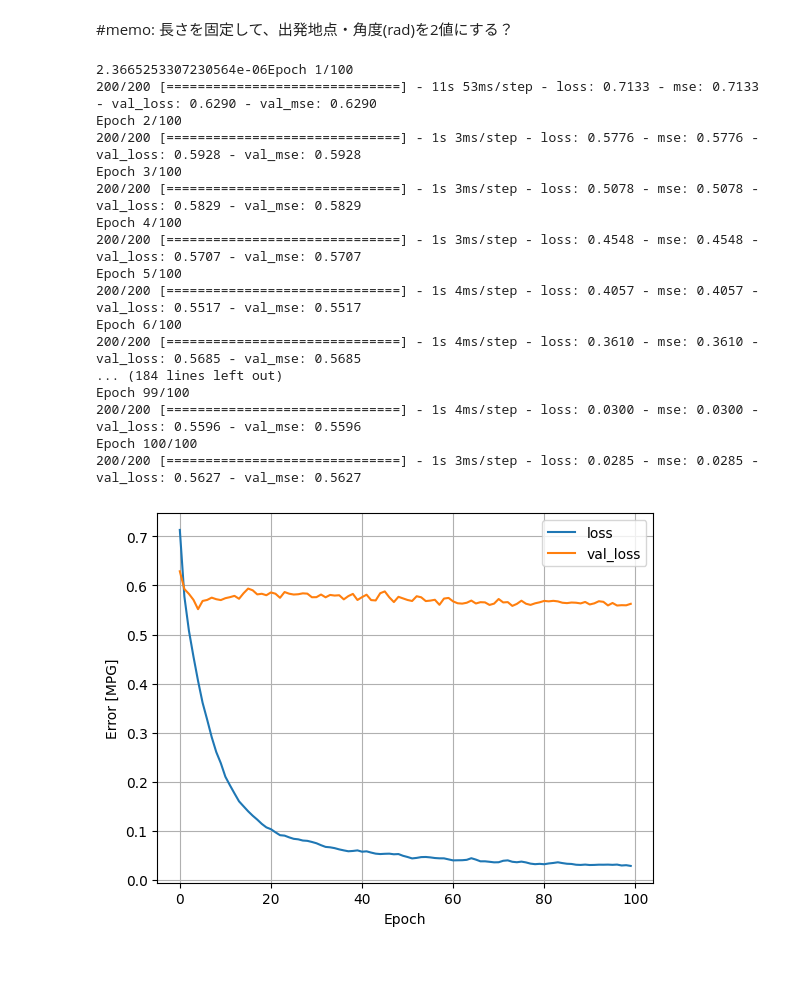
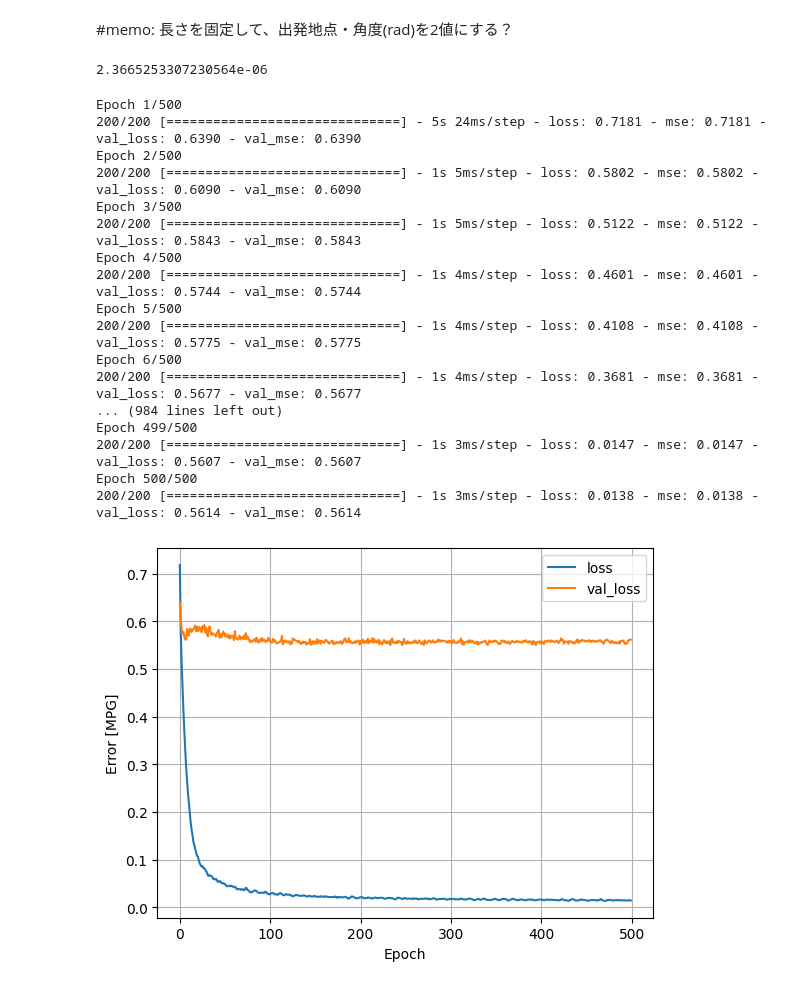
Before and after one commit to fusma/python-fluid-python3, a Jupyter notebook: src/leraning.ipynb, the cells around one changed output. Cells and saved outputs as stored; diff of their text form; code cells hidden in the pictures.

```diff
--- a/src/leraning.ipynb
+++ b/src/leraning.ipynb
@@ -107,53 +107,55 @@ model = tf.keras.models.Sequential([
     #tf.keras.layers.Dropout(0.2),
     tf.keras.layers.Dense(150, activation='relu'),
     #tf.keras.layers.Dropout(0.2),
     tf.keras.layers.Dense(output_dim)
 ])
 
 def compile():
     #モデルのコンパイル
     model.compile(optimizer='adam',
                     loss='mse',
                     metrics=['mse'])
 
     #モデルの学習
-    history = model.fit(x_train, y_train, epochs=100, batch_size=32, validation_split=0.2)
+    history = model.fit(x_train, y_train, epochs=500, batch_size=32, validation_split=0.2)
 
     #学習の様子をグラフに描画
     #損失関数の値
     plt.plot(history.history['loss'], label='loss')
     plt.plot(history.history['val_loss'], label='val_loss')
 
 
     plt.xlabel('Epoch')
     plt.ylabel('Error [MPG]')
 
     plt.legend()
     plt.grid(True)
 
     #表示
     plt.show()
+    return model,history
 
-compile()
+model,history = compile()
 # %% [output]
-2.3665253307230564e-06Epoch 1/100
-200/200 [==============================] - 11s 53ms/step - loss: 0.7133 - mse: 0.7133 - val_loss: 0.6290 - val_mse: 0.6290
-Epoch 2/100
-200/200 [==============================] - 1s 3ms/step - loss: 0.5776 - mse: 0.5776 - val_loss: 0.5928 - val_mse: 0.5928
-Epoch 3/100
-200/200 [==============================] - 1s 3ms/step - loss: 0.5078 - mse: 0.5078 - val_loss: 0.5829 - val_mse: 0.5829
-Epoch 4/100
-200/200 [==============================] - 1s 3ms/step - loss: 0.4548 - mse: 0.4548 - val_loss: 0.5707 - val_mse: 0.5707
-Epoch 5/100
-200/200 [==============================] - 1s 4ms/step - loss: 0.4057 - mse: 0.4057 - val_loss: 0.5517 - val_mse: 0.5517
-Epoch 6/100
-200/200 [==============================] - 1s 4ms/step - loss: 0.3610 - mse: 0.3610 - val_loss: 0.5685 - val_mse: 0.5685
-... (184 lines left out)
-Epoch 99/100
-200/200 [==============================] - 1s 4ms/step - loss: 0.0300 - mse: 0.0300 - val_loss: 0.5596 - val_mse: 0.5596
-Epoch 100/100
-200/200 [==============================] - 1s 3ms/step - loss: 0.0285 - mse: 0.0285 - val_loss: 0.5627 - val_mse: 0.5627
+2.3665253307230564e-06
+Epoch 1/500
+200/200 [==============================] - 5s 24ms/step - loss: 0.7181 - mse: 0.7181 - val_loss: 0.6390 - val_mse: 0.6390
+Epoch 2/500
+200/200 [==============================] - 1s 5ms/step - loss: 0.5802 - mse: 0.5802 - val_loss: 0.6090 - val_mse: 0.6090
+Epoch 3/500
+200/200 [==============================] - 1s 5ms/step - loss: 0.5122 - mse: 0.5122 - val_loss: 0.5843 - val_mse: 0.5843
+Epoch 4/500
+200/200 [==============================] - 1s 4ms/step - loss: 0.4601 - mse: 0.4601 - val_loss: 0.5744 - val_mse: 0.5744
+Epoch 5/500
+200/200 [==============================] - 1s 4ms/step - loss: 0.4108 - mse: 0.4108 - val_loss: 0.5775 - val_mse: 0.5775
+Epoch 6/500
+200/200 [==============================] - 1s 4ms/step - loss: 0.3681 - mse: 0.3681 - val_loss: 0.5677 - val_mse: 0.5677
+... (984 lines left out)
+Epoch 499/500
+200/200 [==============================] - 1s 3ms/step - loss: 0.0147 - mse: 0.0147 - val_loss: 0.5607 - val_mse: 0.5607
+Epoch 500/500
+200/200 [==============================] - 1s 3ms/step - loss: 0.0138 - mse: 0.0138 - val_loss: 0.5614 - val_mse: 0.5614
-[figure, old version]
+[figure, new version]
 # %%
 
 def objective(trial):
```
Also changed, not shown: parts of 3 cells of this notebook, 59 other files.
